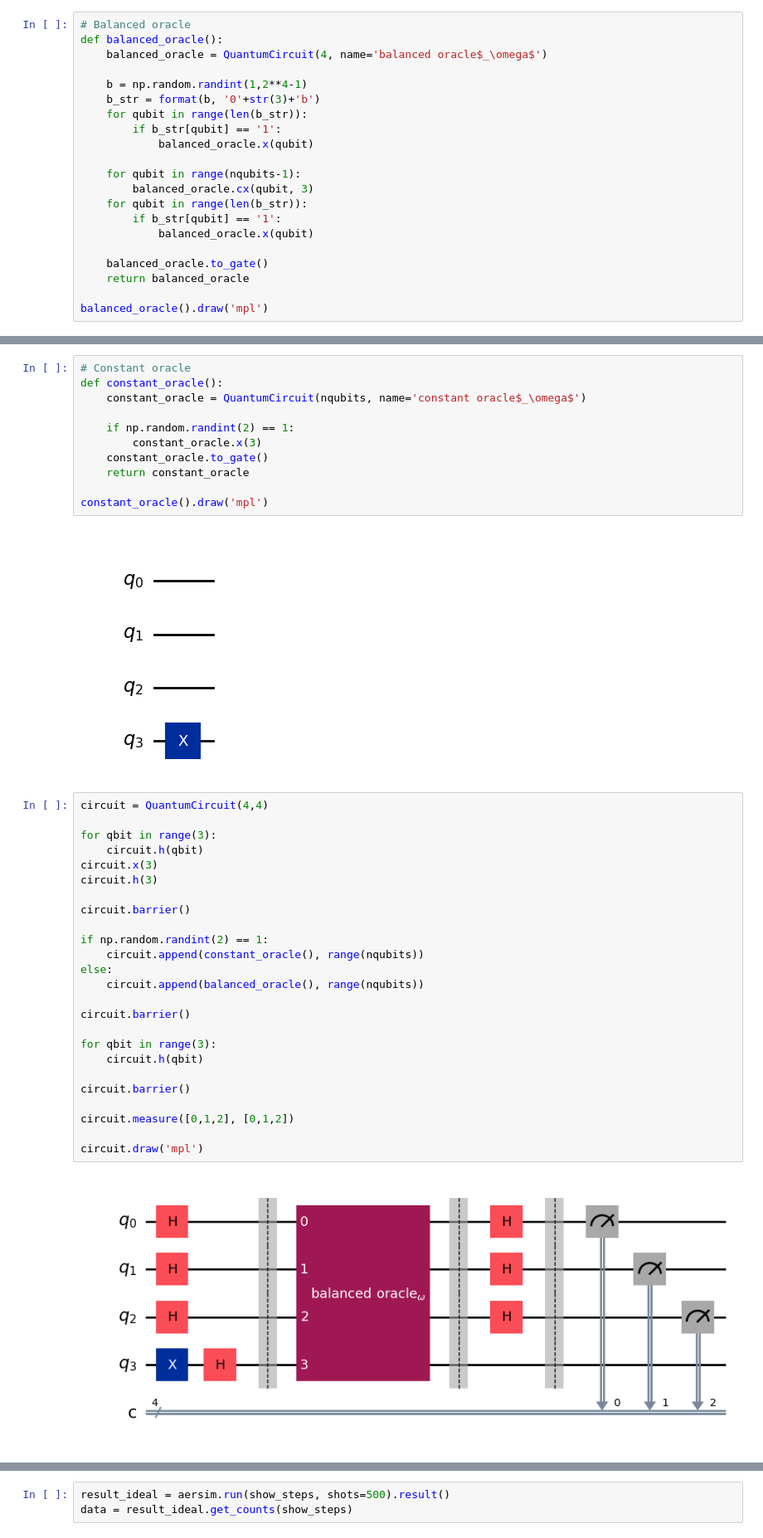
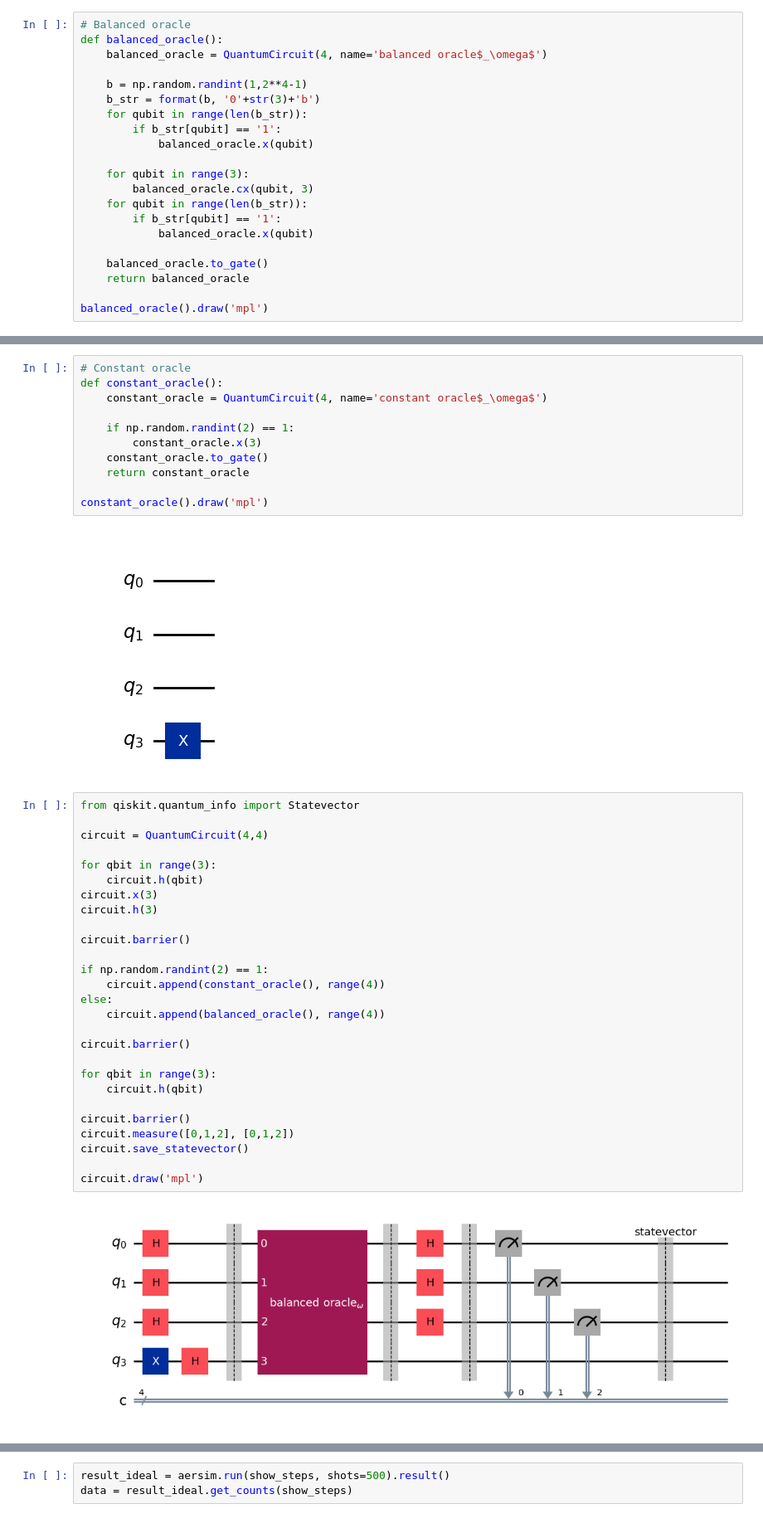
Before and after one commit to farinaleo/ftl_quantum, a Jupyter notebook: ex5.ipynb, the cells around one changed output, grey strips where cells are left out. Shown: that part at 83% size. Saved outputs shown, nothing was run; the diff lists cells and outputs as text.

```diff
--- a/ex5.ipynb
+++ b/ex5.ipynb
@@ -27,7 +27,7 @@ def balanced_oracle():
         if b_str[qubit] == '1':
             balanced_oracle.x(qubit)
 
-    for qubit in range(nqubits-1):
+    for qubit in range(3):
         balanced_oracle.cx(qubit, 3)
     for qubit in range(len(b_str)):
         if b_str[qubit] == '1':
@@ -42,7 +42,7 @@ balanced_oracle().draw('mpl')
 # %%
 # Constant oracle
 def constant_oracle():
-    constant_oracle = QuantumCircuit(nqubits, name='constant oracle$_\omega$')
+    constant_oracle = QuantumCircuit(4, name='constant oracle$_\omega$')
 
     if np.random.randint(2) == 1:
         constant_oracle.x(3)
@@ -53,32 +53,34 @@ constant_oracle().draw('mpl')
 # %% [output]
 [figure]
 # %%
+from qiskit.quantum_info import Statevector
+
 circuit = QuantumCircuit(4,4)
 
 for qbit in range(3):
     circuit.h(qbit)
 circuit.x(3)
 circuit.h(3)
 
 circuit.barrier()
 
 if np.random.randint(2) == 1:
-    circuit.append(constant_oracle(), range(nqubits))
+    circuit.append(constant_oracle(), range(4))
 else:
-    circuit.append(balanced_oracle(), range(nqubits))
+    circuit.append(balanced_oracle(), range(4))
 
 circuit.barrier()
 
 for qbit in range(3):
     circuit.h(qbit)
 
 circuit.barrier()
-
 circuit.measure([0,1,2], [0,1,2])
+circuit.save_statevector()
 
 circuit.draw('mpl')
 # %% [output]
-[figure, old version]
+[figure, new version]
 # %%
 from qiskit_aer import AerSimulator
 from qiskit.transpiler.preset_passmanagers import generate_preset_pass_manager
```
Also changed, not shown: parts of 4 cells of this notebook, 1 other file.
